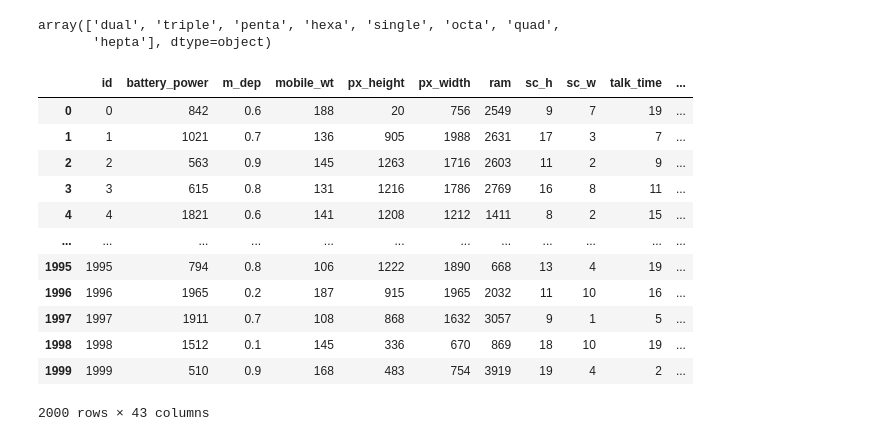
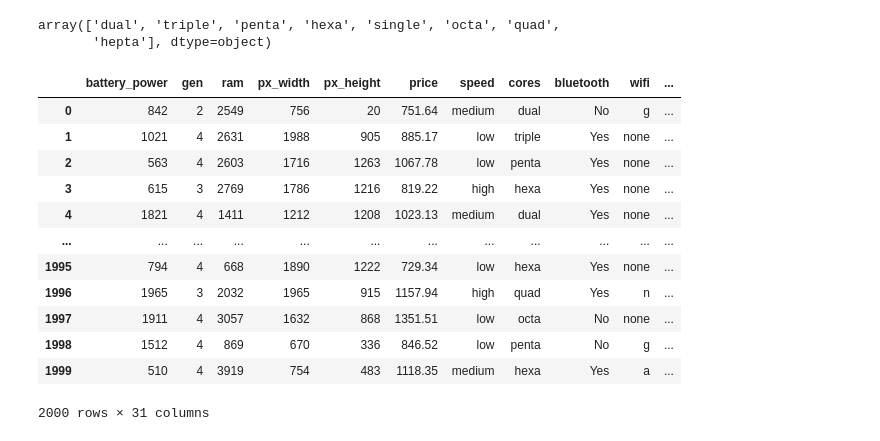
Before and after one commit to yuvalBerghaus/Data_Analysis, a Jupyter notebook: Task3/Task_3.ipynb, the cells around one changed output. Drawn from its saved outputs; the diff is of its cells as text; code cells hidden in the pictures.

```diff
--- a/Task3/Task_3.ipynb
+++ b/Task3/Task_3.ipynb
@@ -70,40 +79,34 @@ df = pd.concat([df, one_hot_gen], axis=1)
 # %%
 # Perform one-hot encoding of the nominal feature
-one_hot_cores = pd.get_dummies(df['cores'], prefix='cores')
+one_hot_cores = pd.get_dummies(plot_data['cores'], prefix='cores')
 
 # Add the one-hot encoded columns to the dataframe
-df = pd.concat([df, one_hot_cores], axis=1)
+plot_data = pd.concat([plot_data, one_hot_cores], axis=1)
-# %%
-# Perform one-hot encoding of the nominal feature
-one_hot_sim = pd.get_dummies(df['sim'], prefix='sim')
-
-# Add the one-hot encoded columns to the dataframe
-df = pd.concat([df, one_hot_sim], axis=1)
 # %%
 # Perform one-hot encoding of the nominal feature
 one_hot_screen = pd.get_dummies(df['screen'], prefix='screen')
 
 # Add the one-hot encoded columns to the dataframe
-df = pd.concat([df, one_hot_screen], axis=1)
+plot_data = pd.concat([plot_data, one_hot_screen], axis=1)
 # %%
 # Perform one-hot encoding of the nominal feature
 one_hot_wifi = pd.get_dummies(df['wifi'], prefix='wifi')
 
 # Add the one-hot encoded columns to the dataframe
-df = pd.concat([df, one_hot_wifi], axis=1)
+plot_data = pd.concat([plot_data, one_hot_wifi], axis=1)
 # %%
-df
+plot_data
 # %% [output]
-|  | id | battery_power | m_dep | mobile_wt | px_height | px_width | ram | sc_h | sc_w | talk_time | ... |
-| 0 | 0 | 842 | 0.6 | 188 | 20 | 756 | 2549 | 9 | 7 | 19 | ... |
-| 1 | 1 | 1021 | 0.7 | 136 | 905 | 1988 | 2631 | 17 | 3 | 7 | ... |
-| 2 | 2 | 563 | 0.9 | 145 | 1263 | 1716 | 2603 | 11 | 2 | 9 | ... |
-| 3 | 3 | 615 | 0.8 | 131 | 1216 | 1786 | 2769 | 16 | 8 | 11 | ... |
-| 4 | 4 | 1821 | 0.6 | 141 | 1208 | 1212 | 1411 | 8 | 2 | 15 | ... |
+|  | battery_power | gen | ram | px_width | px_height | price | speed | cores | bluetooth | wifi | ... |
+| 0 | 842 | 2 | 2549 | 756 | 20 | 751.64 | medium | dual | No | g | ... |
+| 1 | 1021 | 4 | 2631 | 1988 | 905 | 885.17 | low | triple | Yes | none | ... |
+| 2 | 563 | 4 | 2603 | 1716 | 1263 | 1067.78 | low | penta | Yes | none | ... |
+| 3 | 615 | 3 | 2769 | 1786 | 1216 | 819.22 | high | hexa | Yes | none | ... |
+| 4 | 1821 | 4 | 1411 | 1212 | 1208 | 1023.13 | medium | dual | Yes | none | ... |
 | ... | ... | ... | ... | ... | ... | ... | ... | ... | ... | ... | ... |
-| 1995 | 1995 | 794 | 0.8 | 106 | 1222 | 1890 | 668 | 13 | 4 | 19 | ... |
-| 1996 | 1996 | 1965 | 0.2 | 187 | 915 | 1965 | 2032 | 11 | 10 | 16 | ... |
-| 1997 | 1997 | 1911 | 0.7 | 108 | 868 | 1632 | 3057 | 9 | 1 | 5 | ... |
-| 1998 | 1998 | 1512 | 0.1 | 145 | 336 | 670 | 869 | 18 | 10 | 19 | ... |
-| 1999 | 1999 | 510 | 0.9 | 168 | 483 | 754 | 3919 | 19 | 4 | 2 | ... |
+| 1995 | 794 | 4 | 668 | 1890 | 1222 | 729.34 | low | hexa | Yes | none | ... |
+| 1996 | 1965 | 3 | 2032 | 1965 | 915 | 1157.94 | high | quad | Yes | n | ... |
+| 1997 | 1911 | 4 | 3057 | 1632 | 868 | 1351.51 | low | octa | No | none | ... |
+| 1998 | 1512 | 4 | 869 | 670 | 336 | 846.52 | low | penta | No | g | ... |
+| 1999 | 510 | 4 | 3919 | 754 | 483 | 1118.35 | medium | hexa | Yes | a | ... |
-2000 rows × 43 columns
+2000 rows × 31 columns
```
Also changed, not shown: parts of 9 cells of this notebook.
